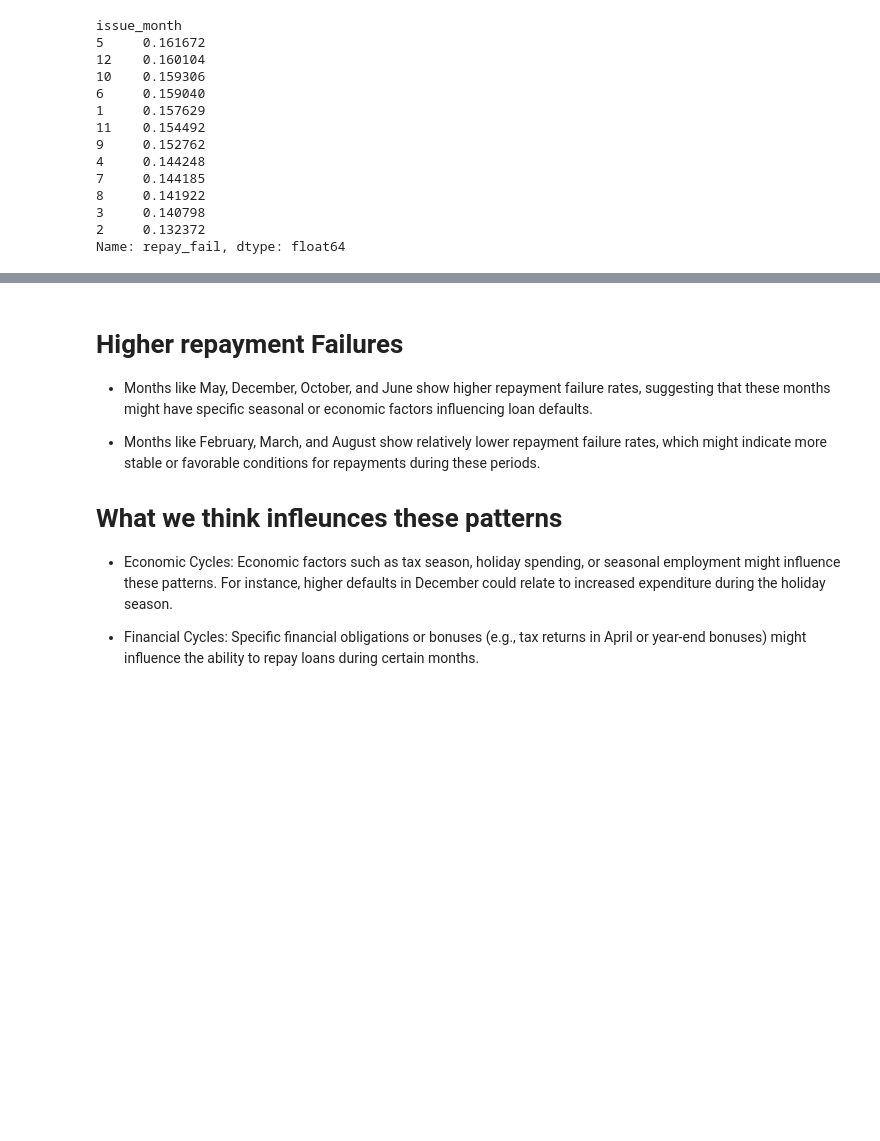
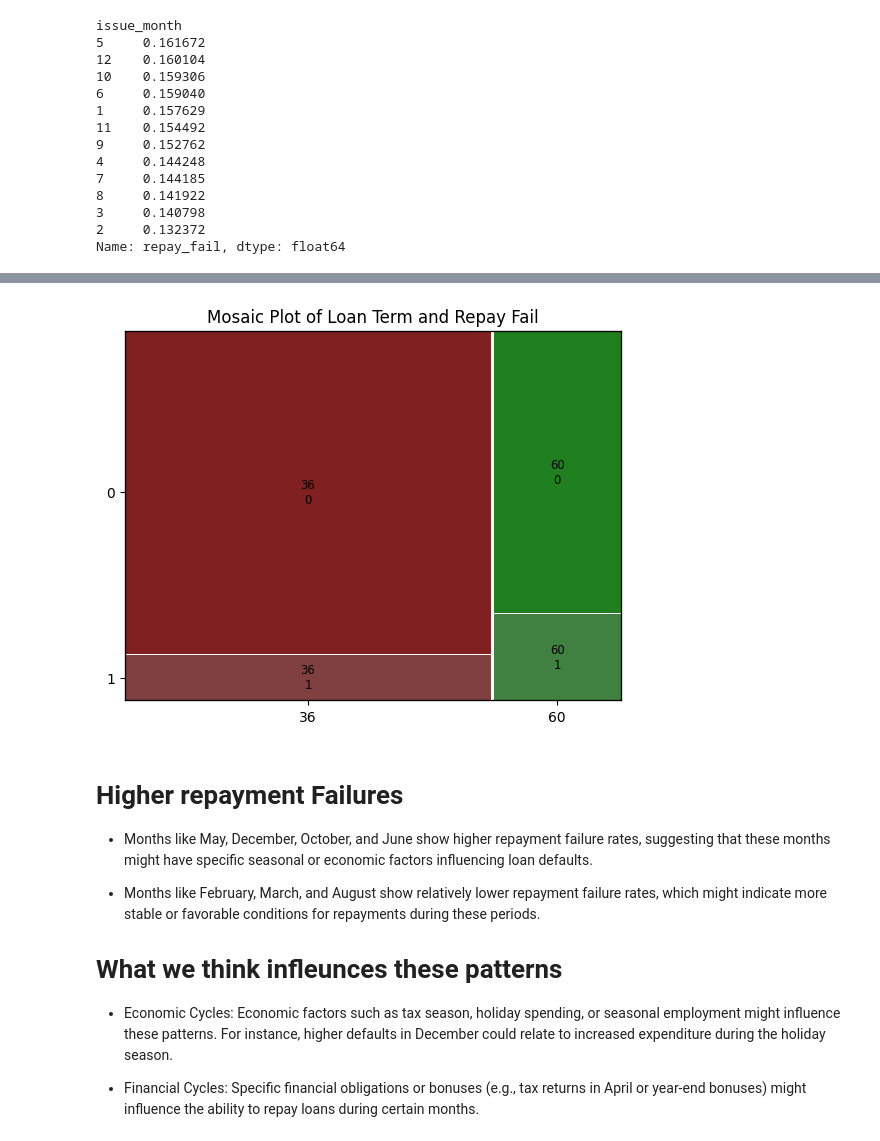
Before and after one commit to jyounes23/LoanDefaultPredictor, a Jupyter notebook: finalProject copy.ipynb, the cells around one changed output, grey strips where cells are left out. Saved outputs shown, nothing was run; the diff lists cells and outputs as text; code cells hidden in the pictures; blank space fills up the shorter version.

```diff
--- a/finalProject copy.ipynb
+++ b/finalProject copy.ipynb
@@ -566,0 +661,9 @@ Name: repay_fail, dtype: float64
+# %%
+from statsmodels.graphics.mosaicplot import mosaic
+
+# Create a mosaic plot
+mosaic(Loan_Data_explore, ['term_numeric', 'repay_fail'])
+plt.title("Mosaic Plot of Loan Term and Repay Fail")
+plt.show()
+# %% [output]
+[figure, added]
```
Also changed, not shown: parts of 9 cells of this notebook.
